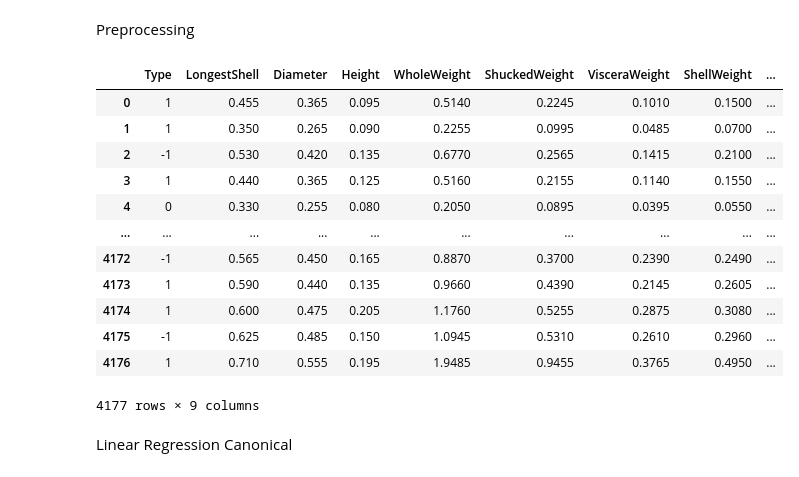
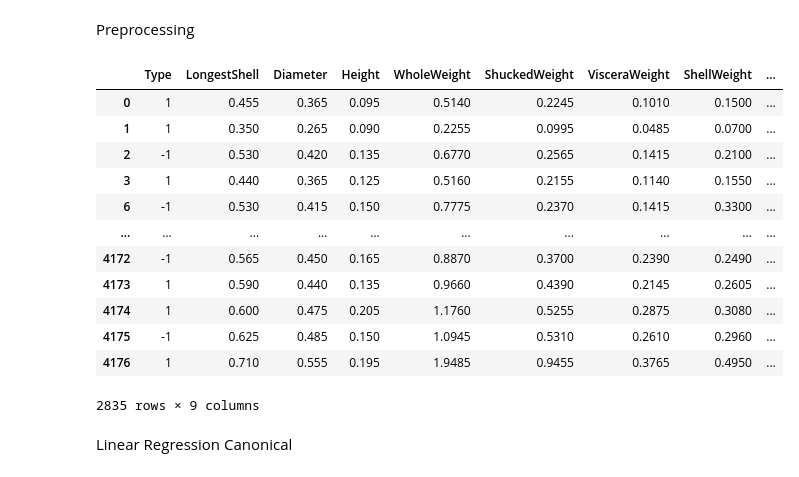
Before and after one commit to pelongdlmx/AICinvestavTraining, a Jupyter notebook: Week1/HW/homework_week1.ipynb, the cells around one changed output. Drawn from its saved outputs; the diff is of its cells as text; code cells hidden in the pictures.

```diff
--- a/Week1/HW/homework_week1.ipynb
+++ b/Week1/HW/homework_week1.ipynb
@@ -51,25 +51,26 @@ Preprocessing
 # %%
 # df_encoded = pd.get_dummies(df, drop_first=True, dtype=int) #by setting dtype=int we ensure that the columns are 0 and 1 and not true and false
 # df_encoded.head(20)
-# df_encoded
+
 
 df_encoded = df.copy()
 df_encoded["Type"] = df_encoded["Type"].map({"M": 1, "F": -1, "I": 0})
+df_encoded = df_encoded[df_encoded["Type"] != 0]
 df_encoded
 # %% [output]
 |  | Type | LongestShell | Diameter | Height | WholeWeight | ShuckedWeight | VisceraWeight | ShellWeight | ... |
 | 0 | 1 | 0.455 | 0.365 | 0.095 | 0.5140 | 0.2245 | 0.1010 | 0.1500 | ... |
 | 1 | 1 | 0.350 | 0.265 | 0.090 | 0.2255 | 0.0995 | 0.0485 | 0.0700 | ... |
 | 2 | -1 | 0.530 | 0.420 | 0.135 | 0.6770 | 0.2565 | 0.1415 | 0.2100 | ... |
 | 3 | 1 | 0.440 | 0.365 | 0.125 | 0.5160 | 0.2155 | 0.1140 | 0.1550 | ... |
-| 4 | 0 | 0.330 | 0.255 | 0.080 | 0.2050 | 0.0895 | 0.0395 | 0.0550 | ... |
+| 6 | -1 | 0.530 | 0.415 | 0.150 | 0.7775 | 0.2370 | 0.1415 | 0.3300 | ... |
 | ... | ... | ... | ... | ... | ... | ... | ... | ... | ... |
 | 4172 | -1 | 0.565 | 0.450 | 0.165 | 0.8870 | 0.3700 | 0.2390 | 0.2490 | ... |
 | 4173 | 1 | 0.590 | 0.440 | 0.135 | 0.9660 | 0.4390 | 0.2145 | 0.2605 | ... |
 | 4174 | 1 | 0.600 | 0.475 | 0.205 | 1.1760 | 0.5255 | 0.2875 | 0.3080 | ... |
 | 4175 | -1 | 0.625 | 0.485 | 0.150 | 1.0945 | 0.5310 | 0.2610 | 0.2960 | ... |
 | 4176 | 1 | 0.710 | 0.555 | 0.195 | 1.9485 | 0.9455 | 0.3765 | 0.4950 | ... |
-4177 rows × 9 columns
+2835 rows × 9 columns
 # %%
 #we split the data into train and test sets
 from sklearn.model_selection import train_test_split
```
Also changed, not shown: parts of 1 cell of this notebook, 1 other file.
